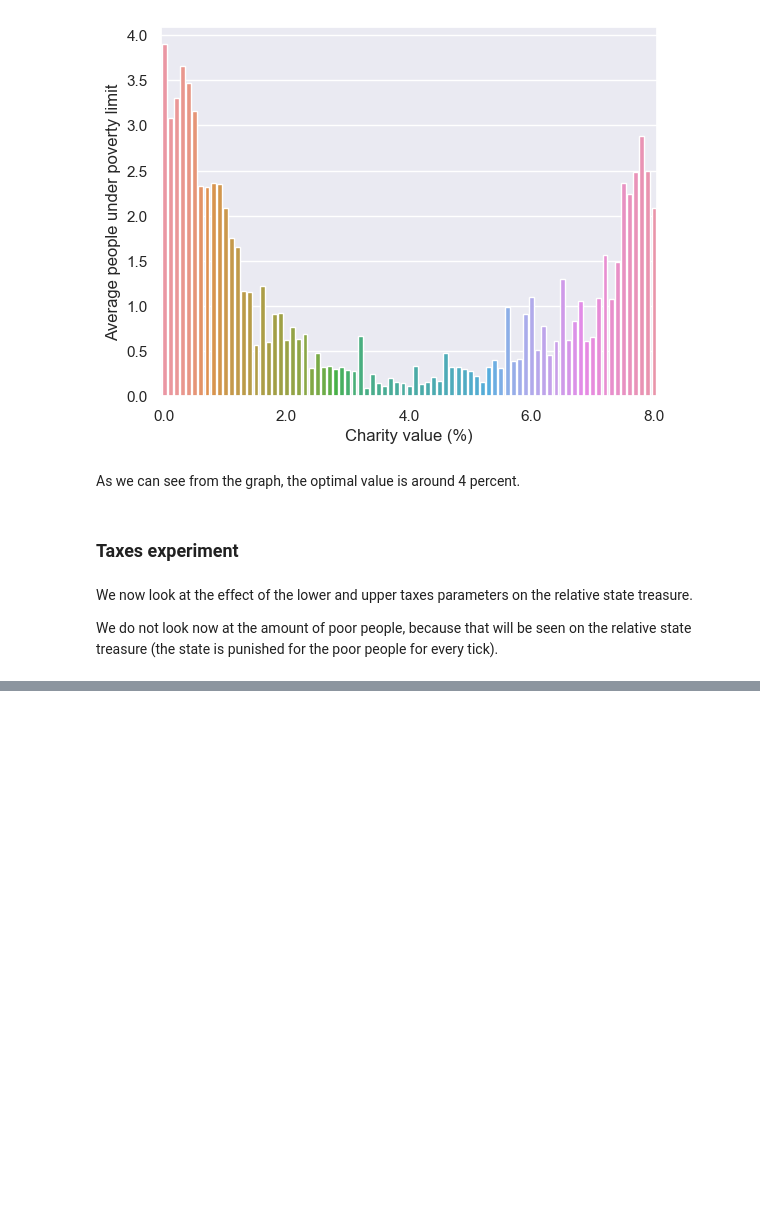
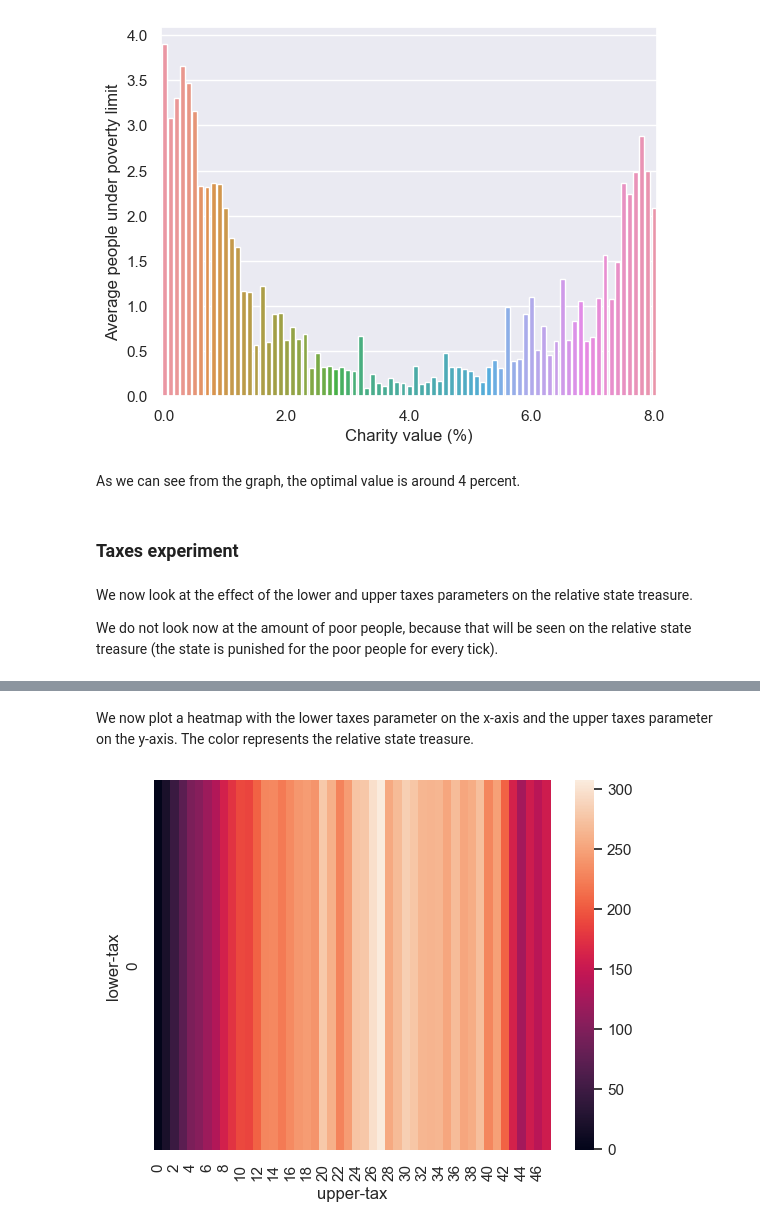
Before and after one commit to MrJoeKr/loveTaxes, a Jupyter notebook: make_graphs.ipynb, the cells around one changed output, grey strips where cells are left out. Drawn from its saved outputs; the diff is of its cells as text; code cells hidden in the pictures; blank space fills up the shorter version.

Commit message:
Add heatmap taxes plotting

```diff
--- a/make_graphs.ipynb
+++ b/make_graphs.ipynb
@@ -131,3 +131,35 @@ As we can see from the graph, the optimal value is around 4 percent.
 We now look at the effect of the lower and upper taxes parameters on the relative state treasure.
 
 We do not look now at the amount of poor people, because that will be seen on the relative state treasure (the state is punished for the poor people for every tick).
+# %%
+from typing import Any
+
+
+def process_tax_experiment(filename: str) -> pd.DataFrame:
+    """
+    Process the tax experiment data
+    """
+    taxes_data = process_netlogo_experiment_csv(filename)
+
+    # Convert mean column to float
+    taxes_data["[mean]"] = taxes_data["[mean]"].astype(float)
+
+    # Convert taxes' columns to int
+    taxes_data["lower-tax"] = taxes_data["lower-tax"].astype(int)
+    taxes_data["upper-tax"] = taxes_data["upper-tax"].astype(int)
+
+    return taxes_data
+
+
+def plot_taxes_heatmap(taxes_data: pd.DataFrame) -> Any:
+    # Group rows by the "charity" parameter and calculate the mean of the "mean" column
+    grouped_data = taxes_data.groupby(["lower-tax", "upper-tax"])["[mean]"].mean()
+
+    # Plot the grouped data
+    sns.set()
+
+    return sns.heatmap(grouped_data.unstack())
+# %%
+taxes_data = process_tax_experiment("data/experiment_taxes_charity_4_demo.csv")
+
+taxes_data.head()
@@ -133,0 +173,6 @@ We do not look now at the amount of poor people, because that will be seen on th
+# %% [markdown]
+We now plot a heatmap with the lower taxes parameter on the x-axis and the upper taxes parameter on the y-axis. The color represents the relative state treasure.
+# %%
+ax = plot_taxes_heatmap(taxes_data)
+# %% [output]
+[figure, added]
```
Also changed, not shown: parts of 1 cell of this notebook.
